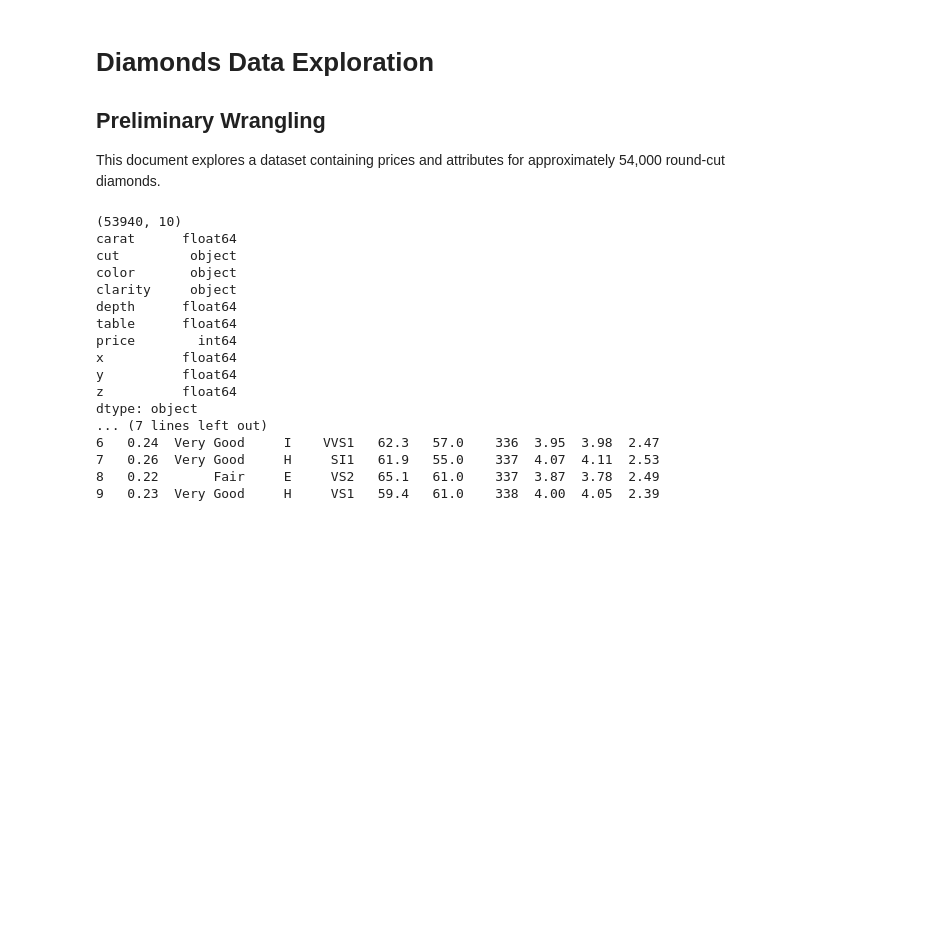
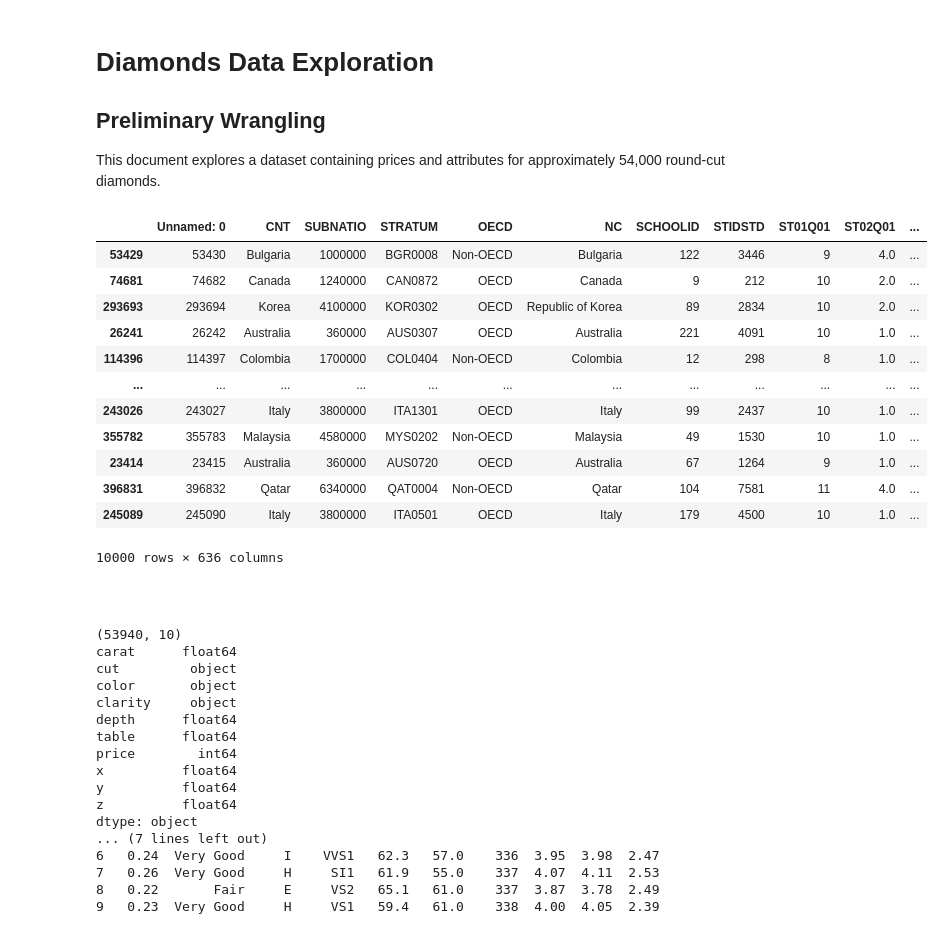
Before and after one commit to henanhasan/visualization_project, a Jupyter notebook: Example Project/Example_Project_Diamonds_Part1.ipynb, the cells around one changed output. Cells and saved outputs as stored; diff of their text form; code cells hidden in the pictures; blank space fills up the shorter version.

```diff
--- a/Example Project/Example_Project_Diamonds_Part1.ipynb
+++ b/Example Project/Example_Project_Diamonds_Part1.ipynb
@@ -18,3 +15,38 @@ diamonds = pd.read_csv('diamonds.csv')
+# %%
+import chardet
+
+# Detect the encoding of the file
+with open('pisa2012 2.csv', 'rb') as rawdata:
+    result = chardet.detect(rawdata.read(10000))
+
+# Read the CSV file using the detected encoding
+df = pd.read_csv('pisa2012 2.csv', encoding='latin-1')
+# %%
+#As Dataframe is really big and difficult to handle on jupyter, I take random samples.
+
+dfsampled = pd.DataFrame()
+
+dfsampled = df.sample(n=10000, random_state=42)
+
+dfsampled.to_csv('dfsamplednew.csv',index=False)
+# %%
+dfsampled
+# %% [output]
+|  | Unnamed: 0 | CNT | SUBNATIO | STRATUM | OECD | NC | SCHOOLID | STIDSTD | ST01Q01 | ST02Q01 | ... |
+| 53429 | 53430 | Bulgaria | 1000000 | BGR0008 | Non-OECD | Bulgaria | 122 | 3446 | 9 | 4.0 | ... |
+| 74681 | 74682 | Canada | 1240000 | CAN0872 | OECD | Canada | 9 | 212 | 10 | 2.0 | ... |
+| 293693 | 293694 | Korea | 4100000 | KOR0302 | OECD | Republic of Korea | 89 | 2834 | 10 | 2.0 | ... |
+| 26241 | 26242 | Australia | 360000 | AUS0307 | OECD | Australia | 221 | 4091 | 10 | 1.0 | ... |
+| 114396 | 114397 | Colombia | 1700000 | COL0404 | Non-OECD | Colombia | 12 | 298 | 8 | 1.0 | ... |
+| ... | ... | ... | ... | ... | ... | ... | ... | ... | ... | ... | ... |
+| 243026 | 243027 | Italy | 3800000 | ITA1301 | OECD | Italy | 99 | 2437 | 10 | 1.0 | ... |
+| 355782 | 355783 | Malaysia | 4580000 | MYS0202 | Non-OECD | Malaysia | 49 | 1530 | 10 | 1.0 | ... |
+| 23414 | 23415 | Australia | 360000 | AUS0720 | OECD | Australia | 67 | 1264 | 9 | 1.0 | ... |
+| 396831 | 396832 | Qatar | 6340000 | QAT0004 | Non-OECD | Qatar | 104 | 7581 | 11 | 4.0 | ... |
+| 245089 | 245090 | Italy | 3800000 | ITA0501 | OECD | Italy | 179 | 4500 | 10 | 1.0 | ... |
+10000 rows × 636 columns
+# %% [markdown]
+#####
 # %%
 # high-level overview of data shape and composition
 print(diamonds.shape)
```
Also changed, not shown: parts of 2 cells of this notebook, 2 other files.
